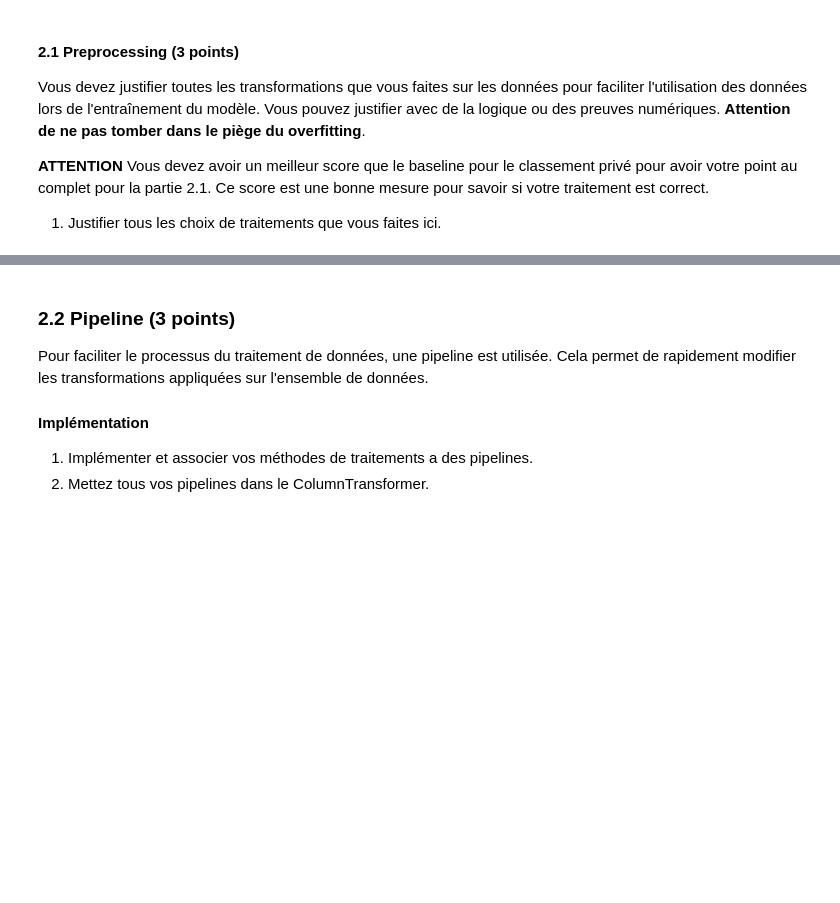
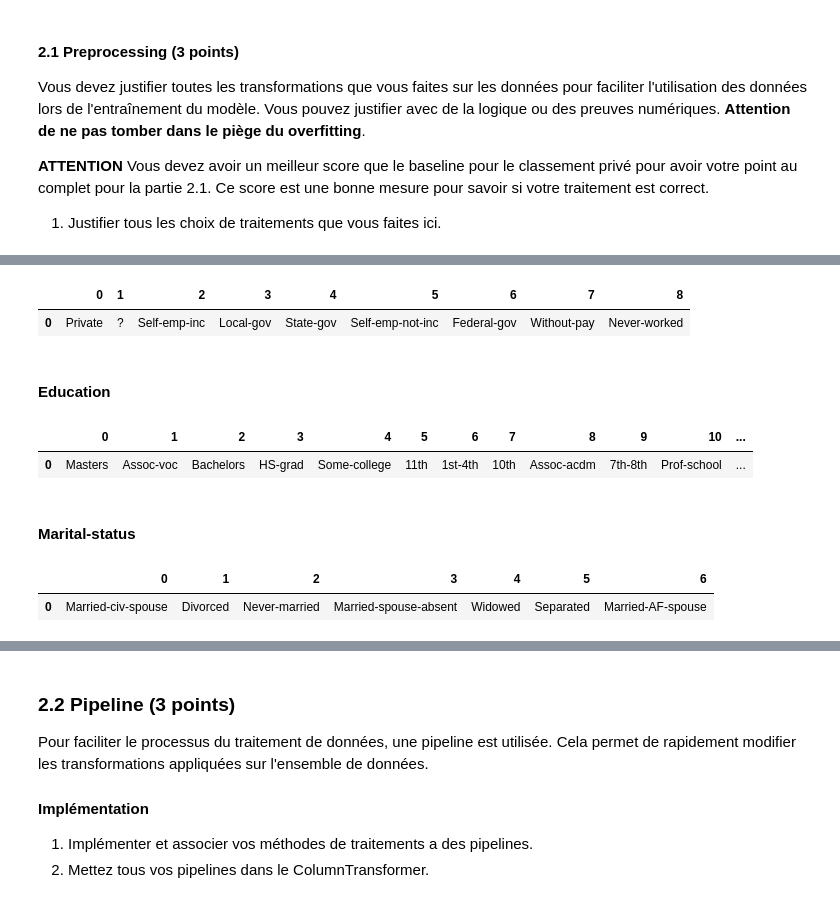
Before and after one commit to antznin/inf8215, a Jupyter notebook: TP3_Guérin_Neggazi_Godard.ipynb, the cells around one changed output, grey strips where cells are left out. Drawn from its saved outputs; the diff is of its cells as text; code cells hidden in the pictures; blank space fills up the shorter version.

```diff
--- a/TP3_Guérin_Neggazi_Godard.ipynb
+++ b/TP3_Guérin_Neggazi_Godard.ipynb
@@ -641,0 +697,6 @@ Colonne(s) | Traitement | Justification |
+# %%
+wc_list = X_train["Workclass"].unique()
+pd.DataFrame([wc_list])
+# %% [output]
+|  | 0 | 1 | 2 | 3 | 4 | 5 | 6 | 7 | 8 |
+| 0 | Private | ? | Self-emp-inc | Local-gov | State-gov | Self-emp-not-inc | Federal-gov | Without-pay | Never-worked |
@@ -641,0 +712,8 @@ Colonne(s) | Traitement | Justification |
+# %% [markdown]
+<h4>Education</h4>
+# %%
+ed_list = X_train["Education"].unique()
+pd.DataFrame([ed_list])
+# %% [output]
+|  | 0 | 1 | 2 | 3 | 4 | 5 | 6 | 7 | 8 | 9 | 10 | ... |
+| 0 | Masters | Assoc-voc | Bachelors | HS-grad | Some-college | 11th | 1st-4th | 10th | Assoc-acdm | 7th-8th | Prof-school | ... |
@@ -641,0 +729,8 @@ Colonne(s) | Traitement | Justification |
+# %% [markdown]
+<h4>Marital-status</h4>
+# %%
+ms_list = X_train["Marital-status"].unique()
+pd.DataFrame([ms_list])
+# %% [output]
+|  | 0 | 1 | 2 | 3 | 4 | 5 | 6 |
+| 0 | Married-civ-spouse | Divorced | Never-married | Married-spouse-absent | Widowed | Separated | Married-AF-spouse |
```
Also changed, not shown: parts of 40 cells of this notebook.
